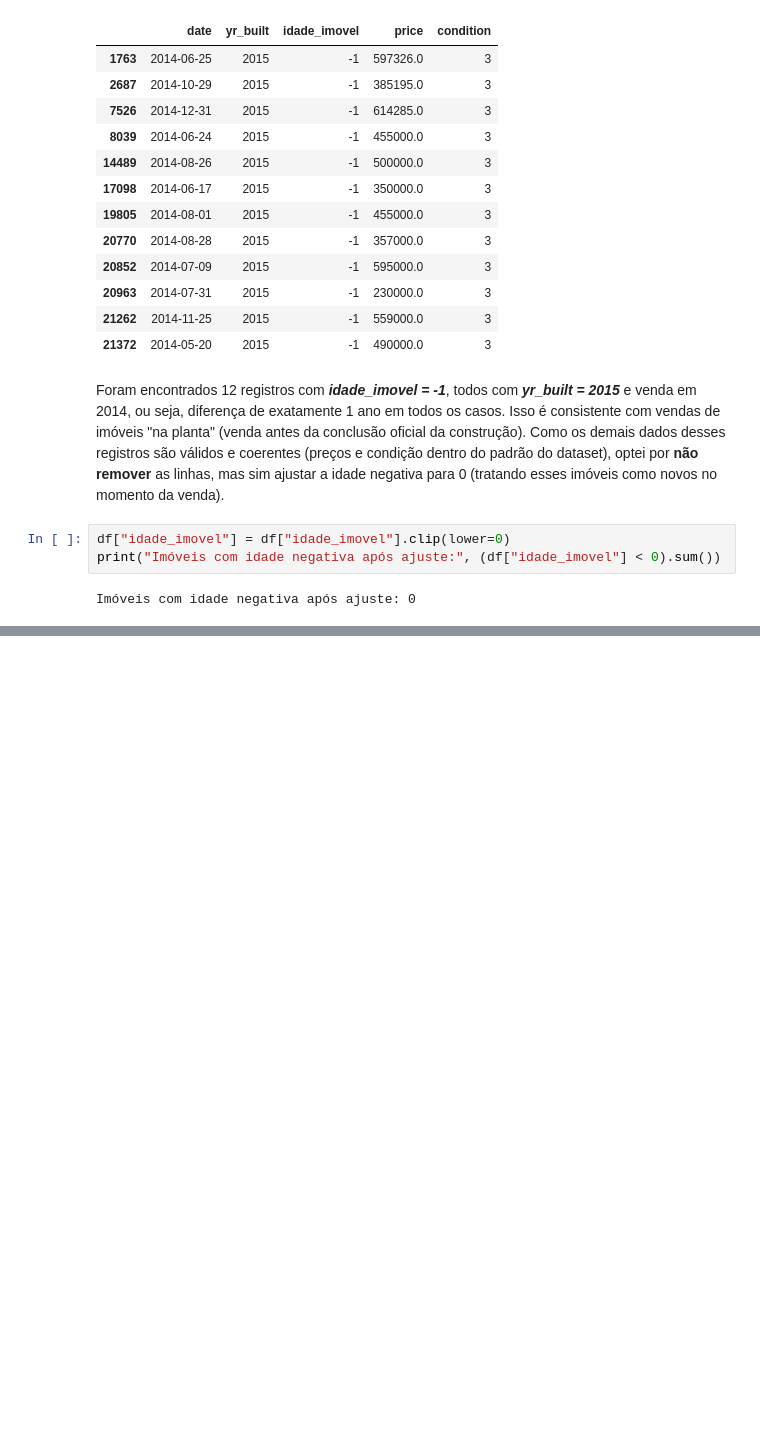
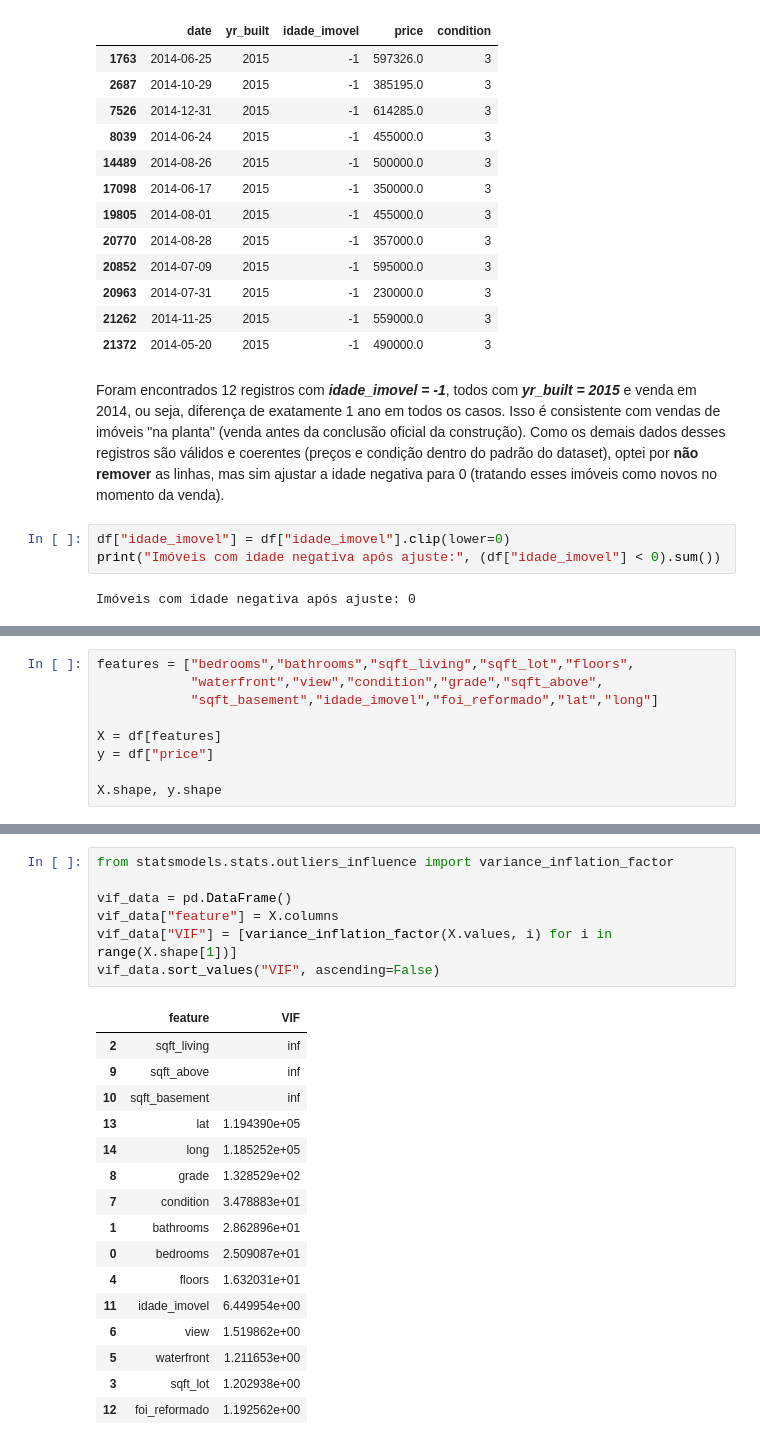
Before and after one commit to lindomarandradegertrudes/kc-house-precificacao, a Jupyter notebook: notebooks/projeto_precificacao.ipynb, the cells around one changed output, grey strips where cells are left out. Cells and saved outputs as stored; diff of their text form; blank space fills up the shorter version.

```diff
--- a/notebooks/projeto_precificacao.ipynb
+++ b/notebooks/projeto_precificacao.ipynb
@@ -277,0 +285,9 @@ Imóveis com idade negativa após ajuste: 0
+# %%
+features = ["bedrooms","bathrooms","sqft_living","sqft_lot","floors",
+            "waterfront","view","condition","grade","sqft_above",
+            "sqft_basement","idade_imovel","foi_reformado","lat","long"]
+
+X = df[features]
+y = df["price"]
+
+X.shape, y.shape
@@ -277,0 +300,24 @@ Imóveis com idade negativa após ajuste: 0
+# %%
+from statsmodels.stats.outliers_influence import variance_inflation_factor
+
+vif_data = pd.DataFrame()
+vif_data["feature"] = X.columns
+vif_data["VIF"] = [variance_inflation_factor(X.values, i) for i in range(X.shape[1])]
+vif_data.sort_values("VIF", ascending=False)
+# %% [output]
+|  | feature | VIF |
+| 2 | sqft_living | inf |
+| 9 | sqft_above | inf |
+| 10 | sqft_basement | inf |
+| 13 | lat | 1.194390e+05 |
+| 14 | long | 1.185252e+05 |
+| 8 | grade | 1.328529e+02 |
+| 7 | condition | 3.478883e+01 |
+| 1 | bathrooms | 2.862896e+01 |
+| 0 | bedrooms | 2.509087e+01 |
+| 4 | floors | 1.632031e+01 |
+| 11 | idade_imovel | 6.449954e+00 |
+| 6 | view | 1.519862e+00 |
+| 5 | waterfront | 1.211653e+00 |
+| 3 | sqft_lot | 1.202938e+00 |
+| 12 | foi_reformado | 1.192562e+00 |
```
Also changed, not shown: parts of 7 cells of this notebook.
